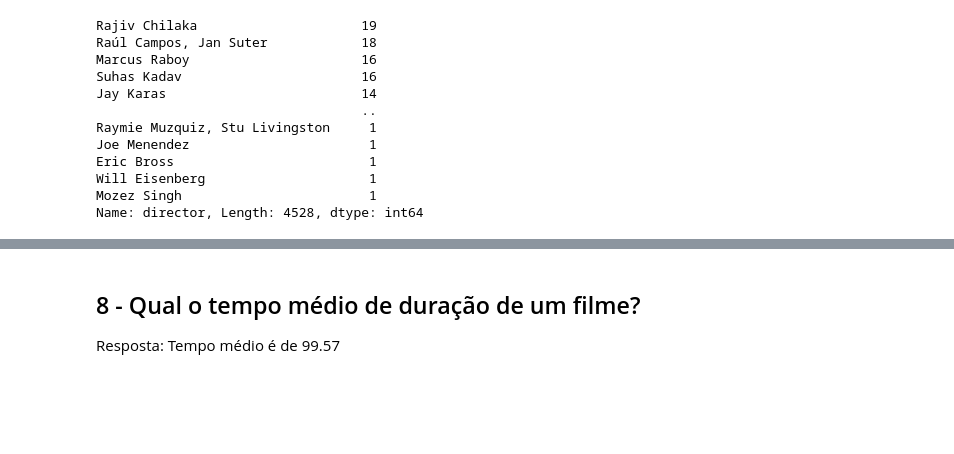
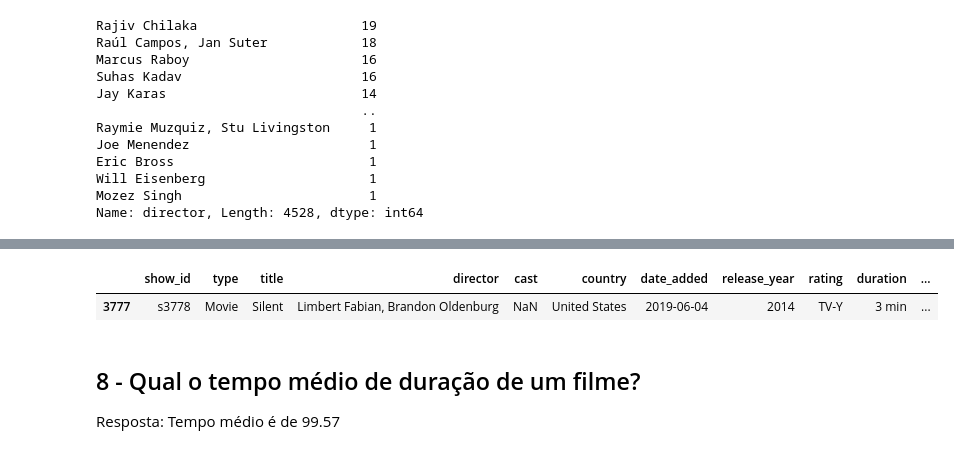
Before and after one commit to alissonschaves26/ProjetoNetflix, a Jupyter notebook: analise_netflix.ipynb, the cells around one changed output, grey strips where cells are left out. Cells and saved outputs as stored; diff of their text form; code cells hidden in the pictures; blank space fills up the shorter version.

```diff
--- a/analise_netflix.ipynb
+++ b/analise_netflix.ipynb
@@ -255,3 +294,8 @@ filmes_tratado.loc[filmes_tratado['duracao_convertida'] == 3]
+# %%
+filmes.query("duracao_min == 3")
+# %% [output]
+|  | show_id | type | title | director | cast | country | date_added | release_year | rating | duration | ... |
+| 3777 | s3778 | Movie | Silent | Limbert Fabian, Brandon Oldenburg | NaN | United States | 2019-06-04 | 2014 | TV-Y | 3 min | ... |
 # %% [markdown]
 ## 8 - Qual o tempo médio de duração de um filme?
 Resposta: Tempo médio é de 99.57
```
Also changed, not shown: parts of 48 cells of this notebook.
